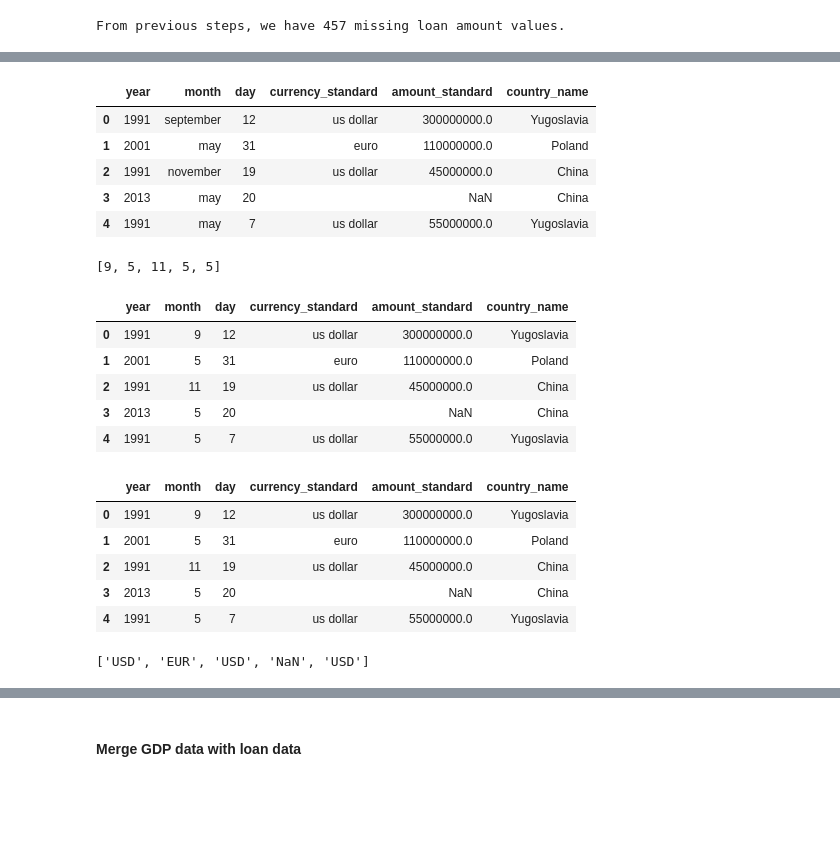
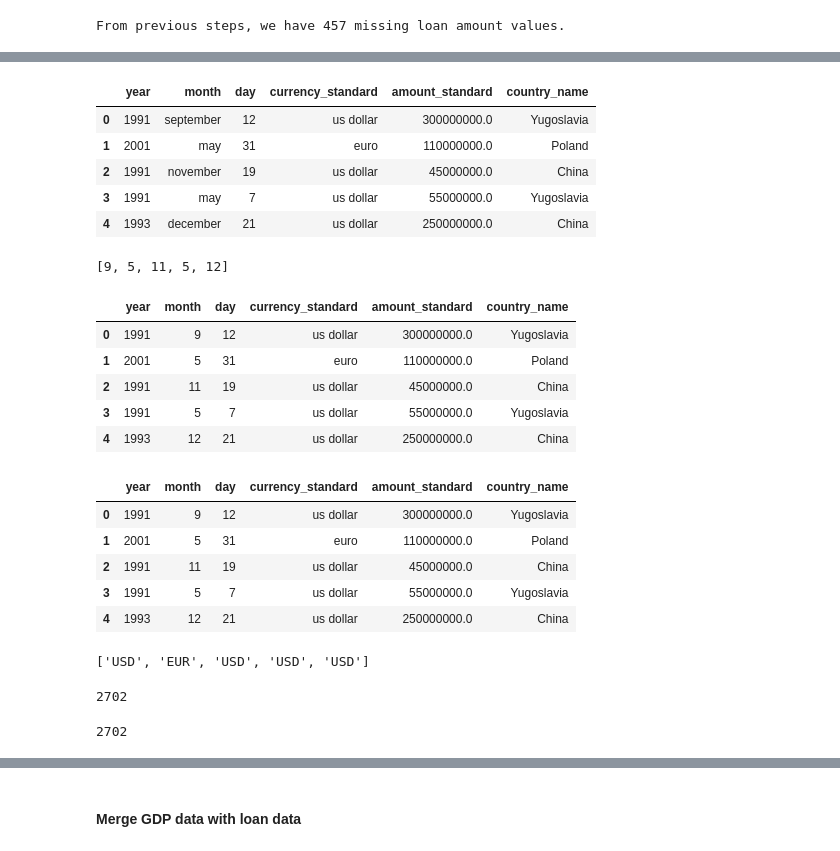
Before and after one commit to sliao7/Qarik-Project, a Jupyter notebook: GDP vs. Loan .ipynb, the cells around one changed output, grey strips where cells are left out. Cells and saved outputs as stored; diff of their text form; code cells hidden in the pictures; blank space fills up the shorter version.

```diff
--- a/GDP vs. Loan .ipynb
+++ b/GDP vs. Loan .ipynb
@@ -100,0 +85,4 @@ df_cur.head()
+# %%
+df_cur = df_cur.dropna()
+# %%
+df_cur = df_cur.reset_index(drop=True)
@@ -108,38 +105,38 @@ df_cur.head()
 | 0 | 1991 | september | 12 | us dollar | 300000000.0 | Yugoslavia |
 | 1 | 2001 | may | 31 | euro | 110000000.0 | Poland |
 | 2 | 1991 | november | 19 | us dollar | 45000000.0 | China |
-| 3 | 2013 | may | 20 |  | NaN | China |
-| 4 | 1991 | may | 7 | us dollar | 55000000.0 | Yugoslavia |
+| 3 | 1991 | may | 7 | us dollar | 55000000.0 | Yugoslavia |
+| 4 | 1993 | december | 21 | us dollar | 250000000.0 | China |
 # %%
 month_list = []
-for i in range(len(df_cur['month'])):
-    if df_cur['month'][i] == 'january':
+for i in range(len(df_cur)):
+    if df_cur['month'].iloc[i] == 'january':
         month_list.append(int(1))
-    elif df_cur['month'][i] == 'february':
+    elif df_cur['month'].iloc[i] == 'february':
         month_list.append(int(2))
-    elif df_cur['month'][i] == 'march':
+    elif df_cur['month'].iloc[i] == 'march':
         month_list.append(int(3))
-    elif df_cur['month'][i] == 'april':
+    elif df_cur['month'].iloc[i] == 'april':
         month_list.append(int(4))
-    elif df_cur['month'][i] == 'may':
+    elif df_cur['month'].iloc[i] == 'may':
         month_list.append(int(5))
-    elif df_cur['month'][i] == 'june':
+    elif df_cur['month'].iloc[i] == 'june':
         month_list.append(int(6))
-    elif df_cur['month'][i] == 'july':
+    elif df_cur['month'].iloc[i] == 'july':
         month_list.append(int(7))
-    elif df_cur['month'][i] == 'august':
+    elif df_cur['month'].iloc[i] == 'august':
         month_list.append(int(8))
-    elif df_cur['month'][i] == 'september':
+    elif df_cur['month'].iloc[i] == 'september':
         month_list.append(int(9))
-    elif df_cur['month'][i] == 'october':
+    elif df_cur['month'].iloc[i] == 'october':
         month_list.append(int(10))
-    elif df_cur['month'][i] == 'november':
+    elif df_cur['month'].iloc[i] == 'november':
         month_list.append(int(11))
-    elif df_cur['month'][i] == 'december':
+    elif df_cur['month'].iloc[i] == 'december':
         month_list.append(int(12))
 month_list[0:5]
 # %% [output]
-[9, 5, 11, 5, 5]
+[9, 5, 11, 5, 12]
 # %%
 df_cur['month'] = month_list
 df_cur.head()
@@ -148,20 +145,22 @@ df_cur.head()
 | 0 | 1991 | 9 | 12 | us dollar | 300000000.0 | Yugoslavia |
 | 1 | 2001 | 5 | 31 | euro | 110000000.0 | Poland |
 | 2 | 1991 | 11 | 19 | us dollar | 45000000.0 | China |
-| 3 | 2013 | 5 | 20 |  | NaN | China |
-| 4 | 1991 | 5 | 7 | us dollar | 55000000.0 | Yugoslavia |
+| 3 | 1991 | 5 | 7 | us dollar | 55000000.0 | Yugoslavia |
+| 4 | 1993 | 12 | 21 | us dollar | 250000000.0 | China |
 # %%
 day_list = list(map(int, df_cur['day']))
 day_list[0:5]
 df_cur['day'] = day_list
 df_cur.head()
+df_cur = df_cur.dropna()
+df_cur.head()
 # %% [output]
 |  | year | month | day | currency_standard | amount_standard | country_name |
 | 0 | 1991 | 9 | 12 | us dollar | 300000000.0 | Yugoslavia |
 | 1 | 2001 | 5 | 31 | euro | 110000000.0 | Poland |
 | 2 | 1991 | 11 | 19 | us dollar | 45000000.0 | China |
-| 3 | 2013 | 5 | 20 |  | NaN | China |
-| 4 | 1991 | 5 | 7 | us dollar | 55000000.0 | Yugoslavia |
+| 3 | 1991 | 5 | 7 | us dollar | 55000000.0 | Yugoslavia |
+| 4 | 1993 | 12 | 21 | us dollar | 250000000.0 | China |
 # %%
 currency = []
 for i in range(len(df_cur['currency_standard'])):
@@ -178,10 +177,18 @@ for i in range(len(df_cur['currency_standard'])):
     elif df_cur['currency_standard'][i] == 'egyptian pounds':
         currency.append('EGP')
     else:
-        currency.append('NaN')
+        currency.append("")
 currency[0:5]
 # %% [output]
-['USD', 'EUR', 'USD', 'NaN', 'USD']
+['USD', 'EUR', 'USD', 'USD', 'USD']
+# %%
+len(df_cur['currency_standard'])
+# %% [output]
+2702
+# %%
+len(currency)
+# %% [output]
+2702
 # %%
 df_cur['currency_standard'] = currency
 # %%
```
Also changed, not shown: parts of 40 cells of this notebook.
